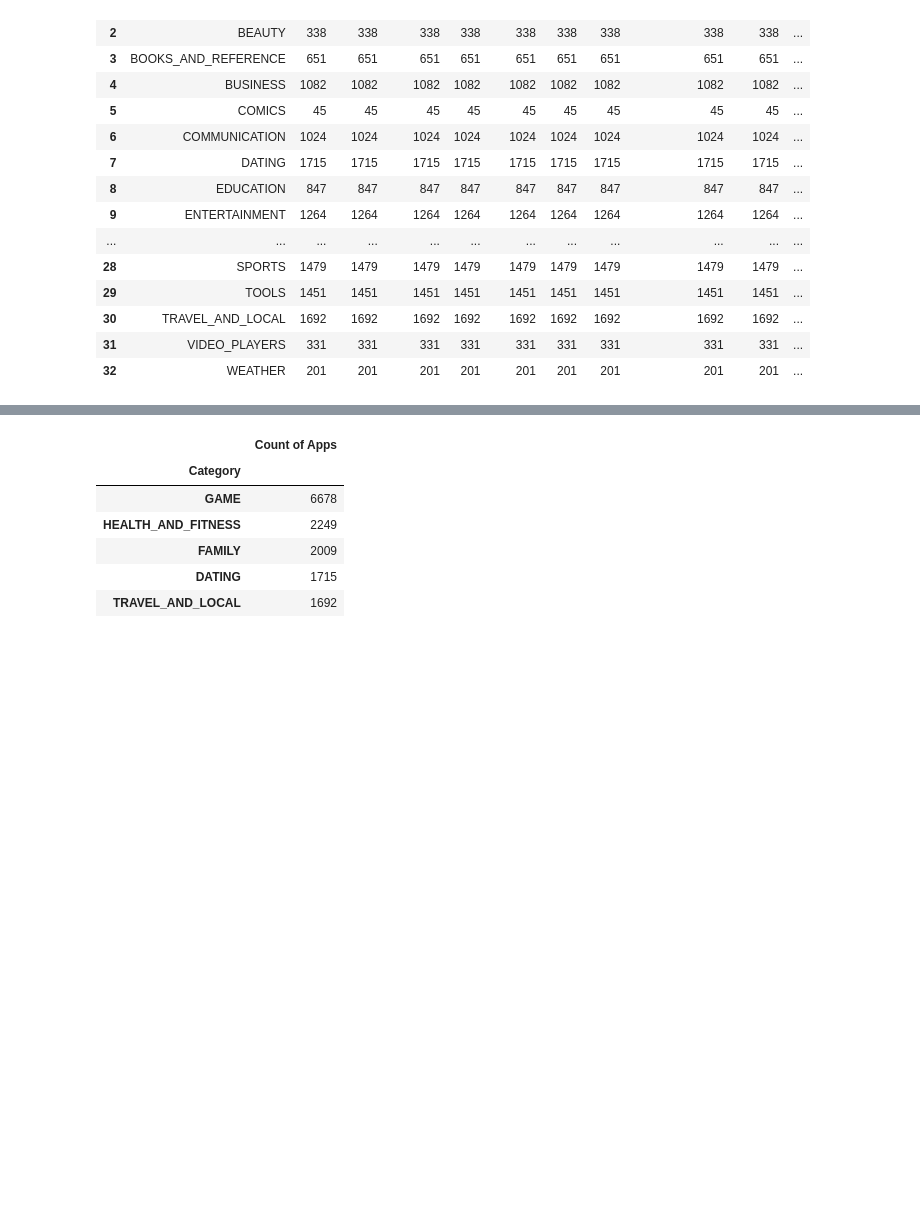
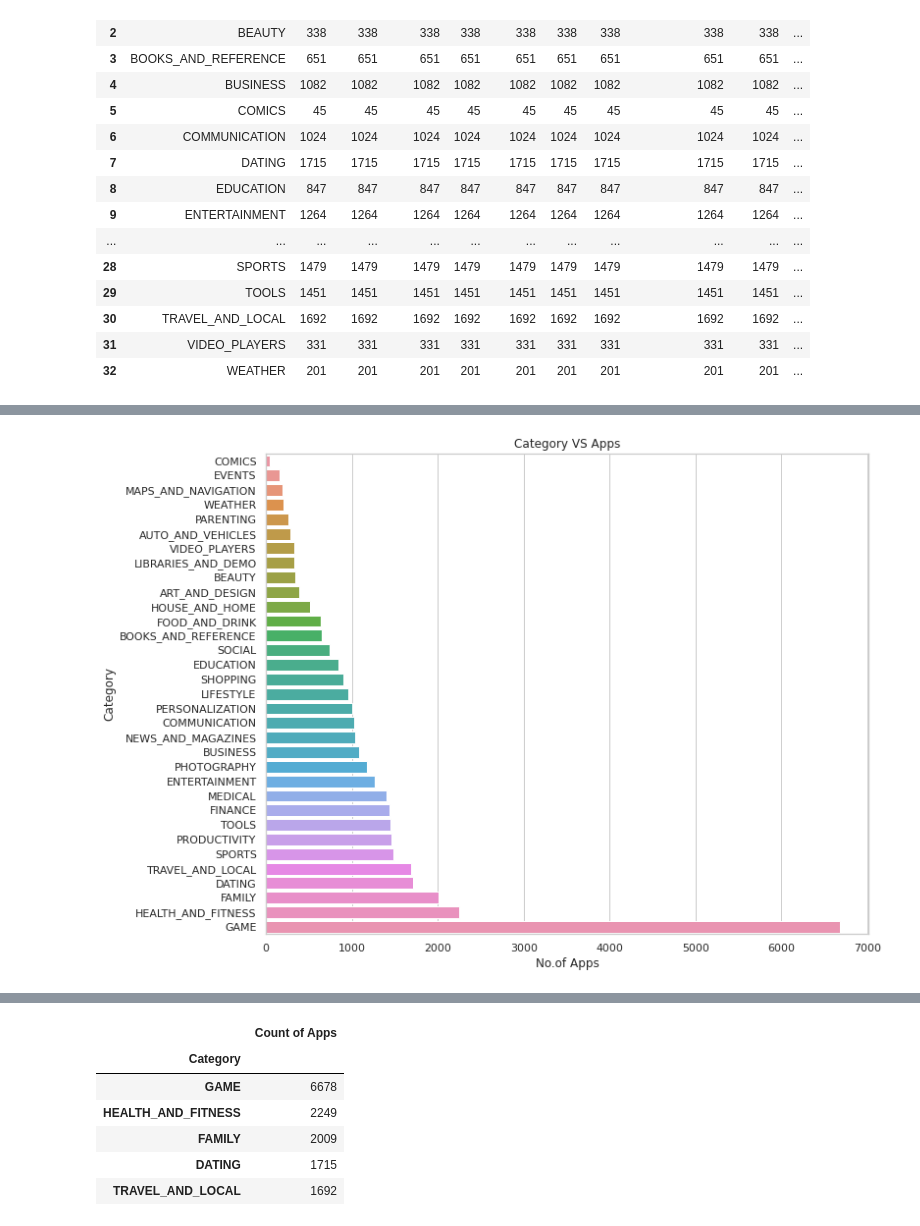
Before and after one commit to shirkepranav98/Play-Store-App-Review-Analysis-, a Jupyter notebook: Pranav_Shirke_Play_Store_App_Review_Analysis_EDA_Project.ipynb, the cells around one changed output, grey strips where cells are left out. Saved outputs shown, nothing was run; the diff lists cells and outputs as text; code cells hidden in the pictures; blank space fills up the shorter version.

```diff
--- a/Pranav_Shirke_Play_Store_App_Review_Analysis_EDA_Project.ipynb
+++ b/Pranav_Shirke_Play_Store_App_Review_Analysis_EDA_Project.ipynb
@@ -525,0 +596,9 @@ cat_merged_df
+# %%
+sns.set_style("whitegrid")
+plt.figure(figsize=(11,9))
+cat_merged_df = cat_merged_df.sort_values(by='Installs',ascending=True)
+cat_view=sns.barplot(x=cat_merged_df.Installs, y=cat_merged_df.Category, data=cat_merged_df)
+cat_view.set(xlabel='No.of Apps',title="Category VS Apps")
+plt.show();
+# %% [output]
+[figure, added]
```
Also changed, not shown: parts of 16 cells of this notebook.
